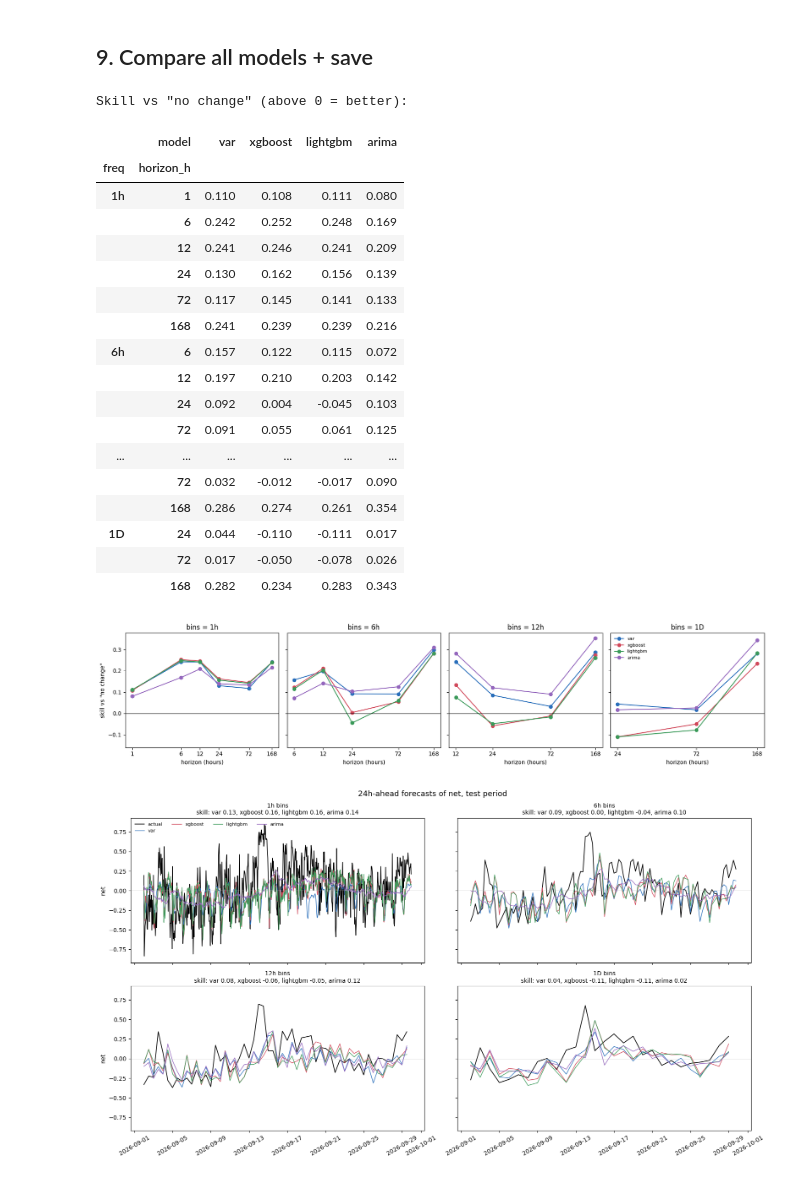
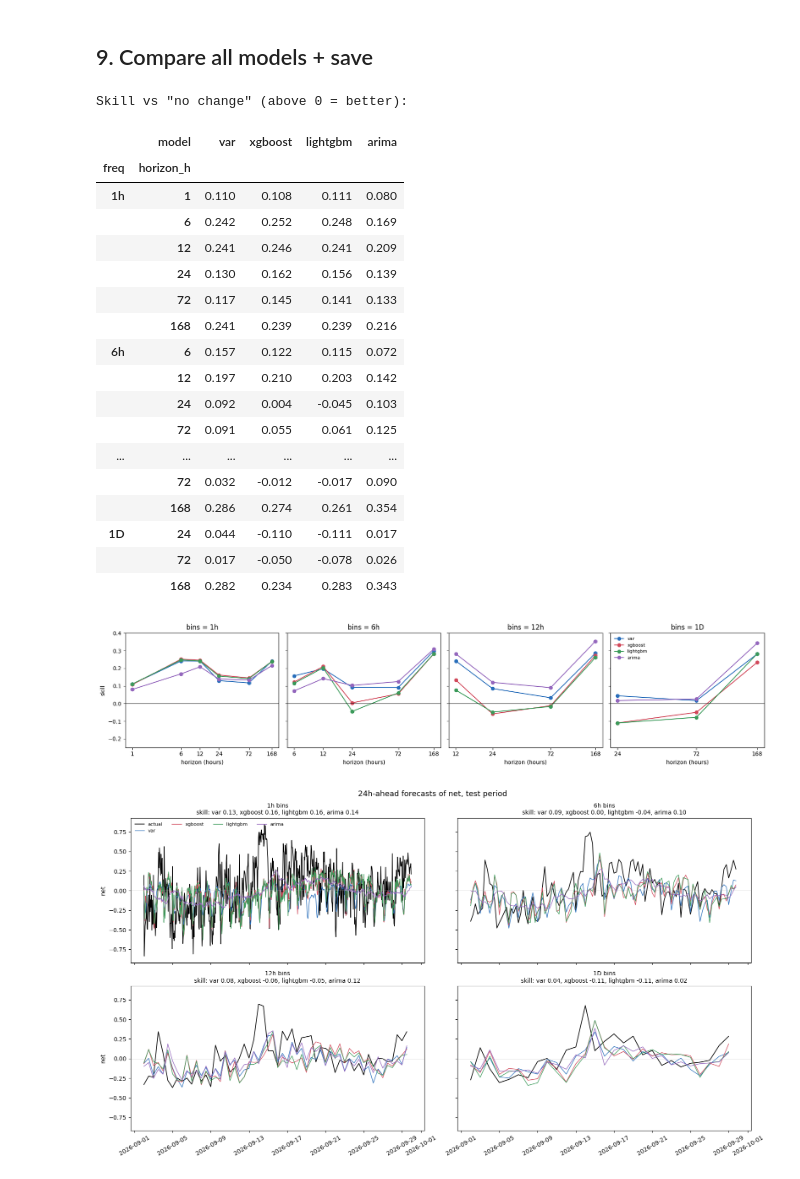
Before and after one commit to fadilaha/Sentiment-Forecast, a Jupyter notebook: sentiment_forecast.ipynb, the cells around one changed output. Saved outputs shown, nothing was run; the diff lists cells and outputs as text; code cells hidden in the pictures.

```diff
--- a/sentiment_forecast.ipynb
+++ b/sentiment_forecast.ipynb
@@ -1467,36 +1467,37 @@ for ax, fq in zip(axes[0], DATA):
     g = SCORES[SCORES.freq == fq]
     for m in models:
         gm = g[g.model == m].sort_values('horizon_h')
         ax.plot(gm.horizon_h, gm.skill, marker='o', label=m, color=colors[m])
     hs = sorted(g.horizon_h.unique())
     ax.axhline(0, color='k', lw=0.8)
     ax.set_xscale('log'); ax.set_xticks(hs); ax.set_xticklabels(hs); ax.minorticks_off()
     ax.set_title(f'bins = {fq}'); ax.set_xlabel('horizon (hours)')
-axes[0][0].set_ylabel('skill vs "no change"')
-axes[0][0].set_ylim(max(-1, SCORES.skill.min() - 0.05), None)
+axes[0][0].set_ylabel('skill')
+Y_LIM = (-0.25, 0.40)          # same limits in both notebooks (before and after exogenous)
+axes[0][0].set_ylim(*Y_LIM)
 axes[0][-1].legend(frameon=False, fontsize=8)
 fig.tight_layout(); fig.savefig(f'{OUT_DIR}/skill_by_horizon.png', dpi=140); plt.show()
 # %% [output]
 Skill vs "no change" (above 0 = better):
 |  | model | var | xgboost | lightgbm | arima |
 | freq | horizon_h |  |  |  |  |
 | 1h | 1 | 0.110 | 0.108 | 0.111 | 0.080 |
 |  | 6 | 0.242 | 0.252 | 0.248 | 0.169 |
 |  | 12 | 0.241 | 0.246 | 0.241 | 0.209 |
 |  | 24 | 0.130 | 0.162 | 0.156 | 0.139 |
 |  | 72 | 0.117 | 0.145 | 0.141 | 0.133 |
 |  | 168 | 0.241 | 0.239 | 0.239 | 0.216 |
 | 6h | 6 | 0.157 | 0.122 | 0.115 | 0.072 |
 |  | 12 | 0.197 | 0.210 | 0.203 | 0.142 |
 |  | 24 | 0.092 | 0.004 | -0.045 | 0.103 |
 |  | 72 | 0.091 | 0.055 | 0.061 | 0.125 |
 | ... | ... | ... | ... | ... | ... |
 |  | 72 | 0.032 | -0.012 | -0.017 | 0.090 |
 |  | 168 | 0.286 | 0.274 | 0.261 | 0.354 |
 | 1D | 24 | 0.044 | -0.110 | -0.111 | 0.017 |
 |  | 72 | 0.017 | -0.050 | -0.078 | 0.026 |
 |  | 168 | 0.282 | 0.234 | 0.283 | 0.343 |
-[figure, old version]
+[figure, new version]
 # %%
 # 24h-ahead forecasts: the four bin sizes in a 2x2 grid
 # top left = 1h, top right = 6h, bottom left = 12h, bottom right = 1D
```
Also changed, not shown: parts of 1 cell of this notebook.
